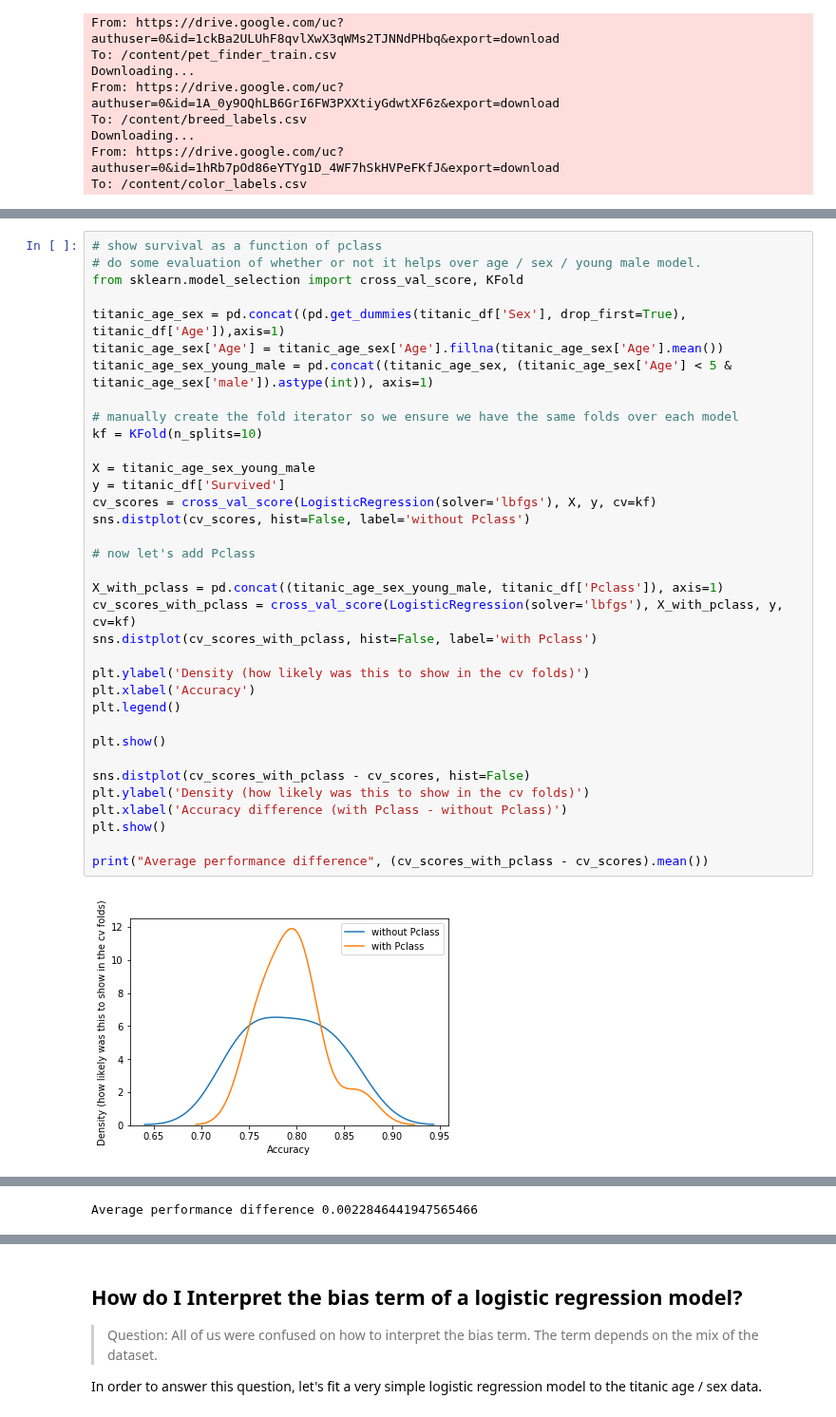
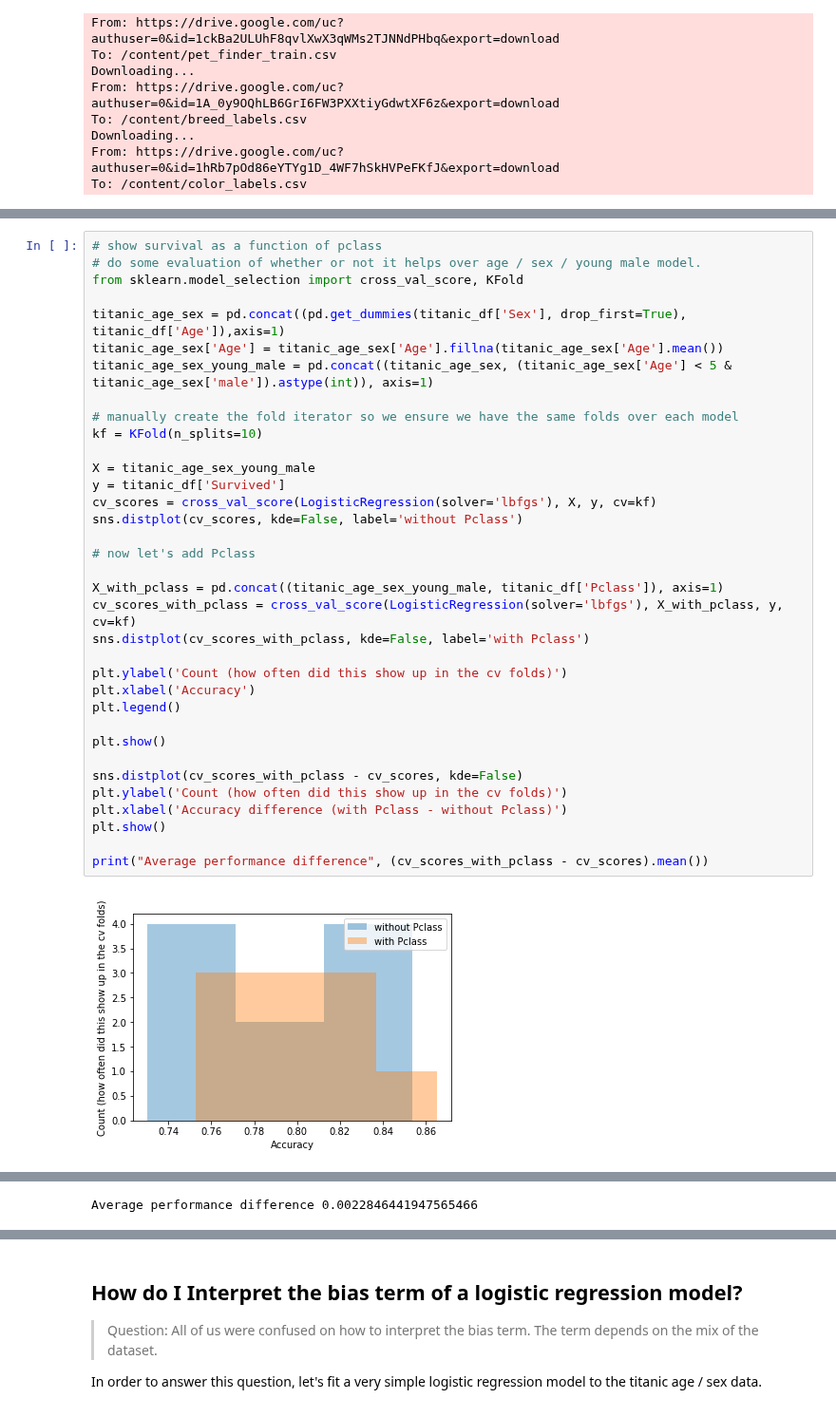
Before and after one commit to mlfa19/assignments, a Jupyter notebook: Module 1/05/assignment05_debrief.ipynb, the cells around one changed output, grey strips where cells are left out. Shown at 95% size. Drawn from its saved outputs; the diff is of its cells as text.

```diff
--- a/Module 1/05/assignment05_debrief.ipynb
+++ b/Module 1/05/assignment05_debrief.ipynb
@@ -138,36 +173,36 @@ For this example, we'll use the titanic dataset.
 # show survival as a function of pclass
 # do some evaluation of whether or not it helps over age / sex / young male model.
 from sklearn.model_selection import cross_val_score, KFold
 
 titanic_age_sex = pd.concat((pd.get_dummies(titanic_df['Sex'], drop_first=True), titanic_df['Age']),axis=1)
 titanic_age_sex['Age'] = titanic_age_sex['Age'].fillna(titanic_age_sex['Age'].mean())
 titanic_age_sex_young_male = pd.concat((titanic_age_sex, (titanic_age_sex['Age'] < 5 & titanic_age_sex['male']).astype(int)), axis=1)
 
 # manually create the fold iterator so we ensure we have the same folds over each model
 kf = KFold(n_splits=10)
 
 X = titanic_age_sex_young_male
 y = titanic_df['Survived']
 cv_scores = cross_val_score(LogisticRegression(solver='lbfgs'), X, y, cv=kf)
-sns.distplot(cv_scores, hist=False, label='without Pclass')
+sns.distplot(cv_scores, kde=False, label='without Pclass')
 
 # now let's add Pclass
 
 X_with_pclass = pd.concat((titanic_age_sex_young_male, titanic_df['Pclass']), axis=1)
 cv_scores_with_pclass = cross_val_score(LogisticRegression(solver='lbfgs'), X_with_pclass, y, cv=kf)
-sns.distplot(cv_scores_with_pclass, hist=False, label='with Pclass')
+sns.distplot(cv_scores_with_pclass, kde=False, label='with Pclass')
 
-plt.ylabel('Density (how likely was this to show in the cv folds)')
+plt.ylabel('Count (how often did this show up in the cv folds)')
 plt.xlabel('Accuracy')
 plt.legend()
 
 plt.show()
 
-sns.distplot(cv_scores_with_pclass - cv_scores, hist=False)
-plt.ylabel('Density (how likely was this to show in the cv folds)')
+sns.distplot(cv_scores_with_pclass - cv_scores, kde=False)
+plt.ylabel('Count (how often did this show up in the cv folds)')
 plt.xlabel('Accuracy difference (with Pclass - without Pclass)')
 plt.show()
 
 print("Average performance difference", (cv_scores_with_pclass - cv_scores).mean())
 # %% [output]
-[figure, old version]
+[figure, new version]
```
Also changed, not shown: parts of 23 cells of this notebook.
